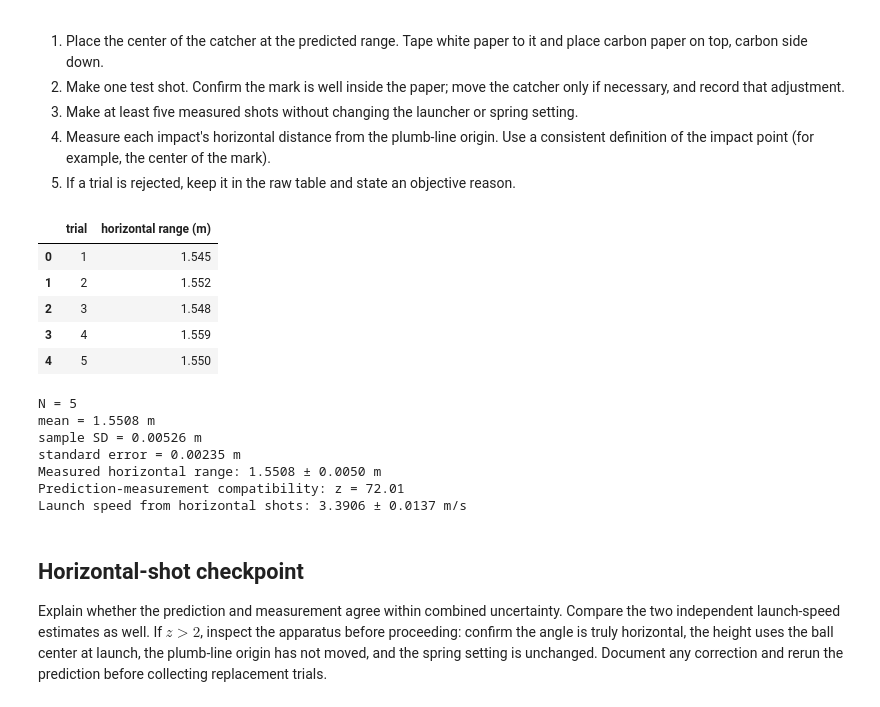
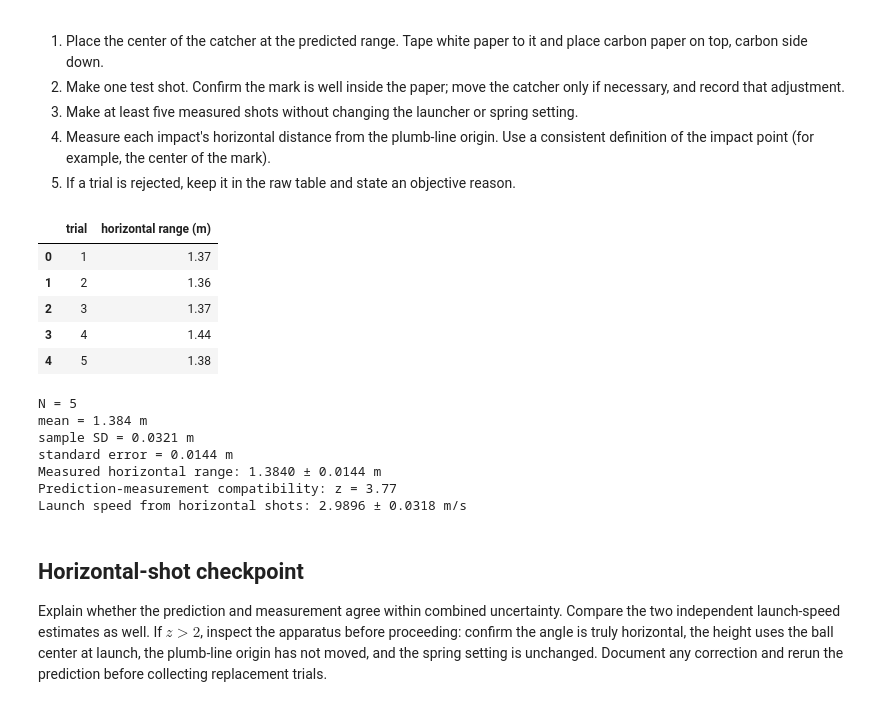
Before and after one commit to lucastyreeherrmann25-glitch/Phys201L, a Jupyter notebook: labs/Lab03_Projectile_Motion/Lab03_Projectile_Motion.ipynb, the cells around one changed output. Saved outputs shown, nothing was run; the diff lists cells and outputs as text; code cells hidden in the pictures.

```diff
--- a/labs/Lab03_Projectile_Motion/Lab03_Projectile_Motion.ipynb
+++ b/labs/Lab03_Projectile_Motion/Lab03_Projectile_Motion.ipynb
@@ -145,9 +145,9 @@ For at least five trials, measure the maximum vertical rise from the launch refe
 
 Before moving on, calculate the spread. If the range of the trials is much larger than the ruler resolution, check the launcher setting, release method, vertical alignment, and parallax. Repeat the complete set only after identifying a cause.
 # %%
-# Vertical-shot raw data — REPLACE with your measurements in meters
-vertical_height_m = np.array([1.18, 1.20, 1.19, 1.21, 1.18])
-delta_vertical_height = 0.005  # m; justify from scale resolution and reading method
+
+vertical_height_m = np.array([0.47, 0.51, 0.52, 0.52, 0.53])
+delta_vertical_height = 0.005
 
 vertical_table = pd.DataFrame({
     "trial": np.arange(1, len(vertical_height_m)+1),
@@ -210,8 +214,8 @@ In the markdown cell below, answer these questions before continuing:
 4. Enter $h$, its uncertainty, and the vertical-shot launch speed below.
 5. Run the prediction cell before placing the catcher. Record the prediction independently of the measured impacts.
 # %%
-# Horizontal-shot geometry — REPLACE with your measurements
-h_horizontal = 1.025       # m, launch point to impact plane
+
+h_horizontal = 1.05       # m,
 dh_horizontal = 0.005      # m
 
 t_horizontal = np.sqrt(2*h_horizontal/g)
@@ -239,48 +243,48 @@ Predicted horizontal range: 2.2107 ± 0.0077 m
 4. Measure each impact's horizontal distance from the plumb-line origin. Use a consistent definition of the impact point (for example, the center of the mark).
 5. If a trial is rejected, keep it in the raw table and state an objective reason.
 # %%
-# Horizontal-shot raw data — REPLACE with your measurements in meters
-horizontal_range_m = np.array([1.545, 1.552, 1.548, 1.559, 1.550])
+
+horizontal_range_m = np.array([1.37, 1.36, 1.37, 1.44, 1.38])
 delta_horizontal_range = 0.005  # m
 
 horizontal_table = pd.DataFrame({
     "trial": np.arange(1, len(horizontal_range_m)+1),
     "horizontal range (m)": horizontal_range_m,
 })
 display(horizontal_table)
 R_horizontal_meas, s_Rh, sem_Rh = repeated_summary(horizontal_range_m, "m")
 dR_horizontal_meas = max(delta_horizontal_range, sem_Rh)
 
 z_horizontal = compatibility_z(
     R_horizontal_pred, dR_horizontal_pred,
     R_horizontal_meas, dR_horizontal_meas,
 )
 
 # Independent launch-speed estimate from the measured horizontal range
 v0_horizontal = R_horizontal_meas / t_horizontal
 dv0_horizontal = v0_horizontal*np.sqrt(
     (dR_horizontal_meas/R_horizontal_meas)**2
     + 0.25*(dh_horizontal/h_horizontal)**2
     + 0.25*(delta_g/g)**2
 )
 
 print(f"Measured horizontal range: {R_horizontal_meas:.4f} ± {dR_horizontal_meas:.4f} m")
 print(f"Prediction-measurement compatibility: z = {z_horizontal:.2f}")
 print(f"Launch speed from horizontal shots: {v0_horizontal:.4f} ± {dv0_horizontal:.4f} m/s")
 # %% [output]
 |  | trial | horizontal range (m) |
-| 0 | 1 | 1.545 |
-| 1 | 2 | 1.552 |
-| 2 | 3 | 1.548 |
-| 3 | 4 | 1.559 |
-| 4 | 5 | 1.550 |
+| 0 | 1 | 1.37 |
+| 1 | 2 | 1.36 |
+| 2 | 3 | 1.37 |
+| 3 | 4 | 1.44 |
+| 4 | 5 | 1.38 |
 N = 5
-mean = 1.5508 m
-sample SD = 0.00526 m
-standard error = 0.00235 m
-Measured horizontal range: 1.5508 ± 0.0050 m
-Prediction-measurement compatibility: z = 72.01
-Launch speed from horizontal shots: 3.3906 ± 0.0137 m/s
+mean = 1.384 m
+sample SD = 0.0321 m
+standard error = 0.0144 m
+Measured horizontal range: 1.3840 ± 0.0144 m
+Prediction-measurement compatibility: z = 3.77
+Launch speed from horizontal shots: 2.9896 ± 0.0318 m/s
 # %% [markdown]
 ## Horizontal-shot checkpoint
 
```
Also changed, not shown: parts of 8 cells of this notebook.
